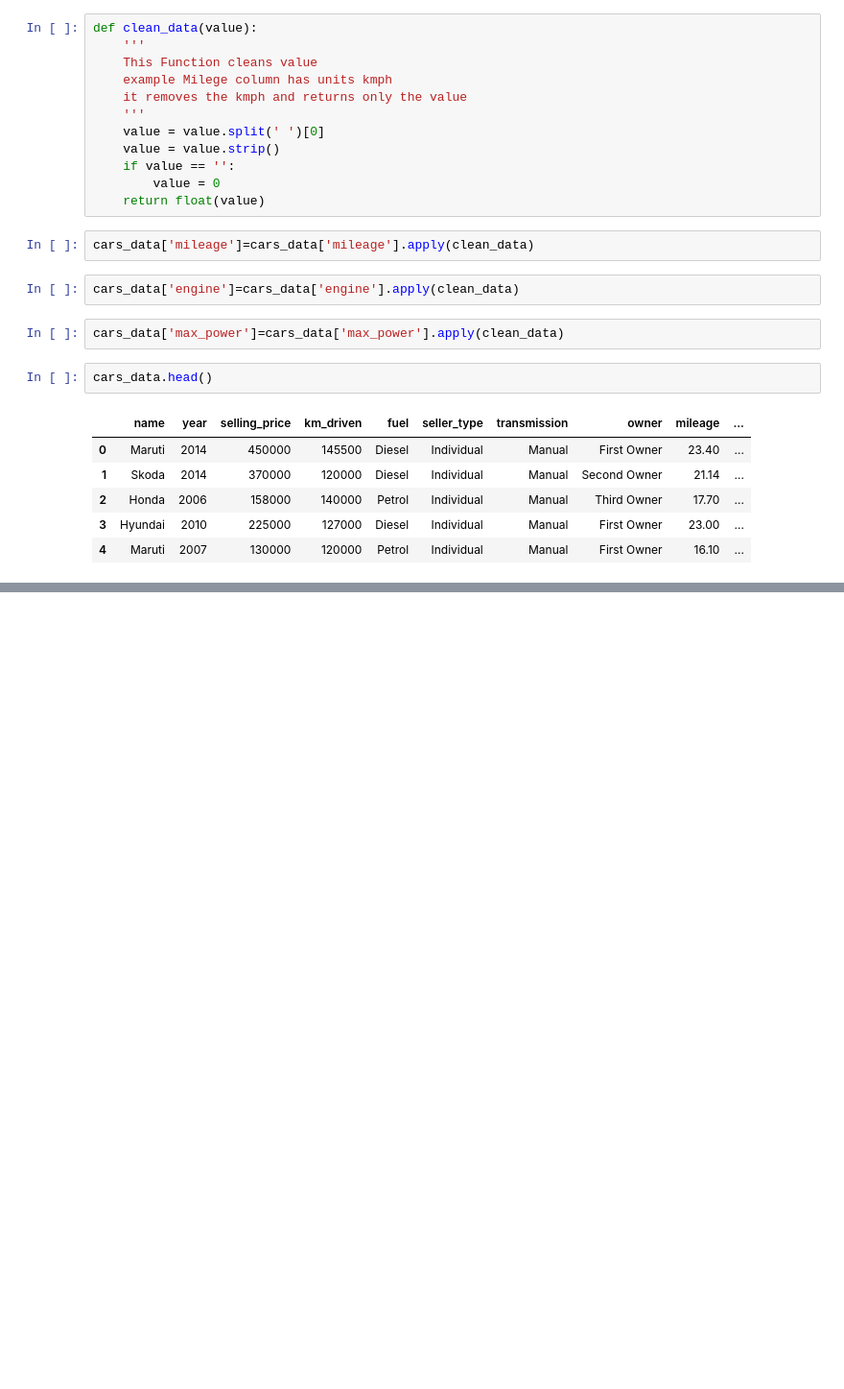
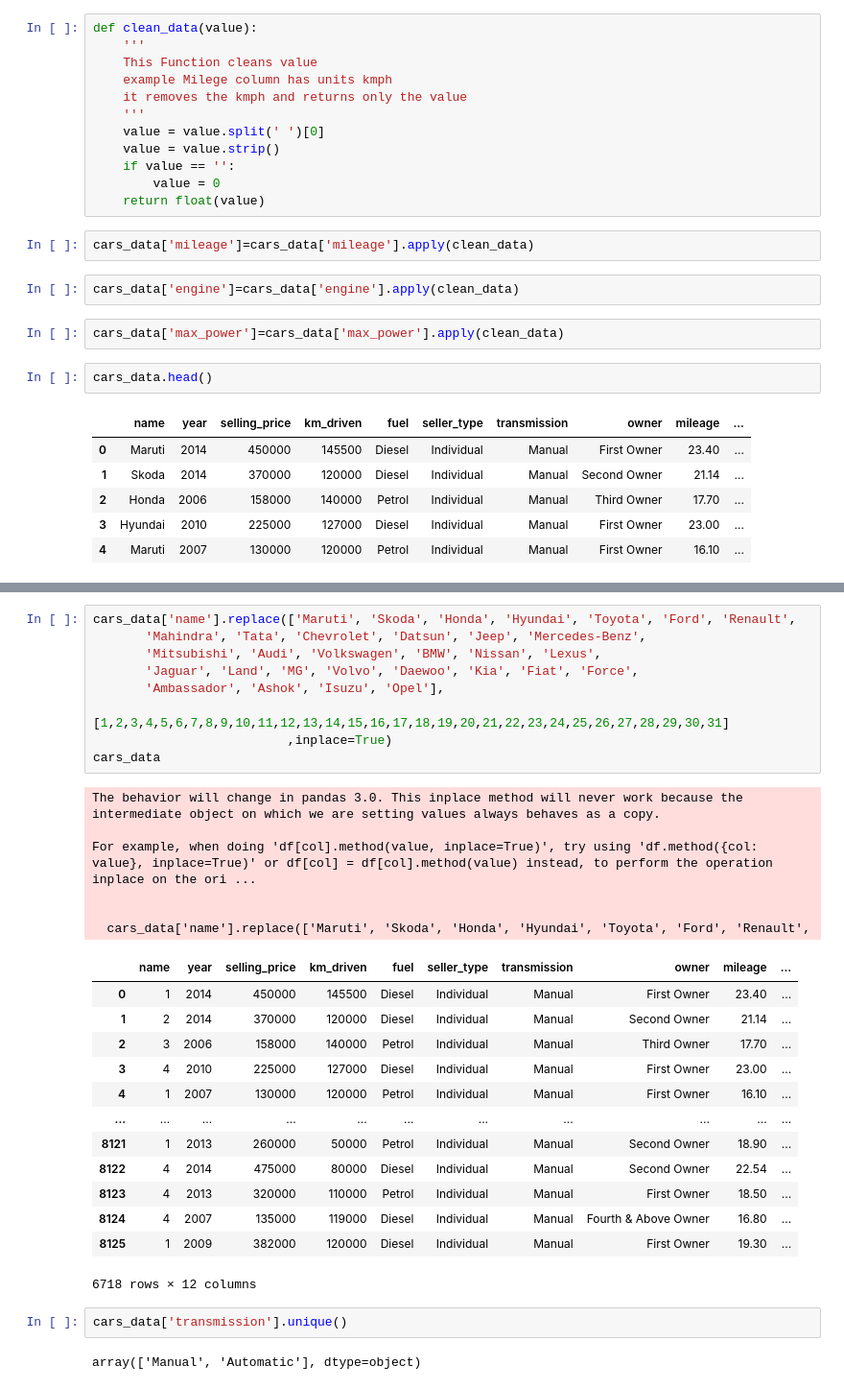
Before and after one commit to Princia3/CarWorthPredictor, a Jupyter notebook: Car_Price_Model.ipynb, the cells around one changed output, grey strips where cells are left out. Shown at 96% size. Cells and saved outputs as stored; diff of their text form; blank space fills up the shorter version.

```diff
--- a/Car_Price_Model.ipynb
+++ b/Car_Price_Model.ipynb
@@ -198,0 +223,33 @@ cars_data.head()
+# %%
+cars_data['name'].replace(['Maruti', 'Skoda', 'Honda', 'Hyundai', 'Toyota', 'Ford', 'Renault',
+       'Mahindra', 'Tata', 'Chevrolet', 'Datsun', 'Jeep', 'Mercedes-Benz',
+       'Mitsubishi', 'Audi', 'Volkswagen', 'BMW', 'Nissan', 'Lexus',
+       'Jaguar', 'Land', 'MG', 'Volvo', 'Daewoo', 'Kia', 'Fiat', 'Force',
+       'Ambassador', 'Ashok', 'Isuzu', 'Opel'],
+                          [1,2,3,4,5,6,7,8,9,10,11,12,13,14,15,16,17,18,19,20,21,22,23,24,25,26,27,28,29,30,31]
+                          ,inplace=True)
+cars_data
+# %% [output]
+The behavior will change in pandas 3.0. This inplace method will never work because the intermediate object on which we are setting values always behaves as a copy.
+
+For example, when doing 'df[col].method(value, inplace=True)', try using 'df.method({col: value}, inplace=True)' or df[col] = df[col].method(value) instead, to perform the operation inplace on the ori ...
+
+
+  cars_data['name'].replace(['Maruti', 'Skoda', 'Honda', 'Hyundai', 'Toyota', 'Ford', 'Renault',
+|  | name | year | selling_price | km_driven | fuel | seller_type | transmission | owner | mileage | ... |
+| 0 | 1 | 2014 | 450000 | 145500 | Diesel | Individual | Manual | First Owner | 23.40 | ... |
+| 1 | 2 | 2014 | 370000 | 120000 | Diesel | Individual | Manual | Second Owner | 21.14 | ... |
+| 2 | 3 | 2006 | 158000 | 140000 | Petrol | Individual | Manual | Third Owner | 17.70 | ... |
+| 3 | 4 | 2010 | 225000 | 127000 | Diesel | Individual | Manual | First Owner | 23.00 | ... |
+| 4 | 1 | 2007 | 130000 | 120000 | Petrol | Individual | Manual | First Owner | 16.10 | ... |
+| ... | ... | ... | ... | ... | ... | ... | ... | ... | ... | ... |
+| 8121 | 1 | 2013 | 260000 | 50000 | Petrol | Individual | Manual | Second Owner | 18.90 | ... |
+| 8122 | 4 | 2014 | 475000 | 80000 | Diesel | Individual | Manual | Second Owner | 22.54 | ... |
+| 8123 | 4 | 2013 | 320000 | 110000 | Petrol | Individual | Manual | First Owner | 18.50 | ... |
+| 8124 | 4 | 2007 | 135000 | 119000 | Diesel | Individual | Manual | Fourth & Above Owner | 16.80 | ... |
+| 8125 | 1 | 2009 | 382000 | 120000 | Diesel | Individual | Manual | First Owner | 19.30 | ... |
+6718 rows × 12 columns
+# %%
+cars_data['transmission'].unique()
+# %% [output]
+array(['Manual', 'Automatic'], dtype=object)
```
Also changed, not shown: parts of 29 cells of this notebook.
